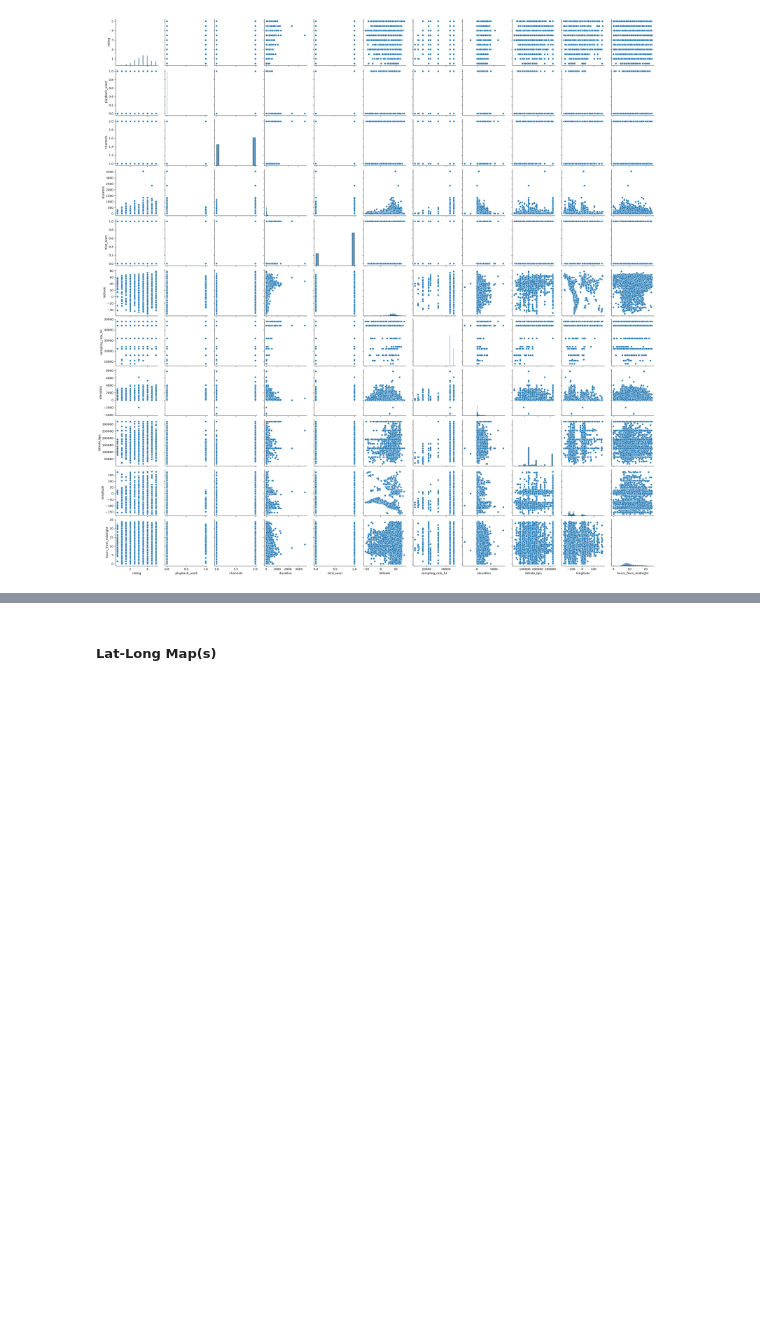
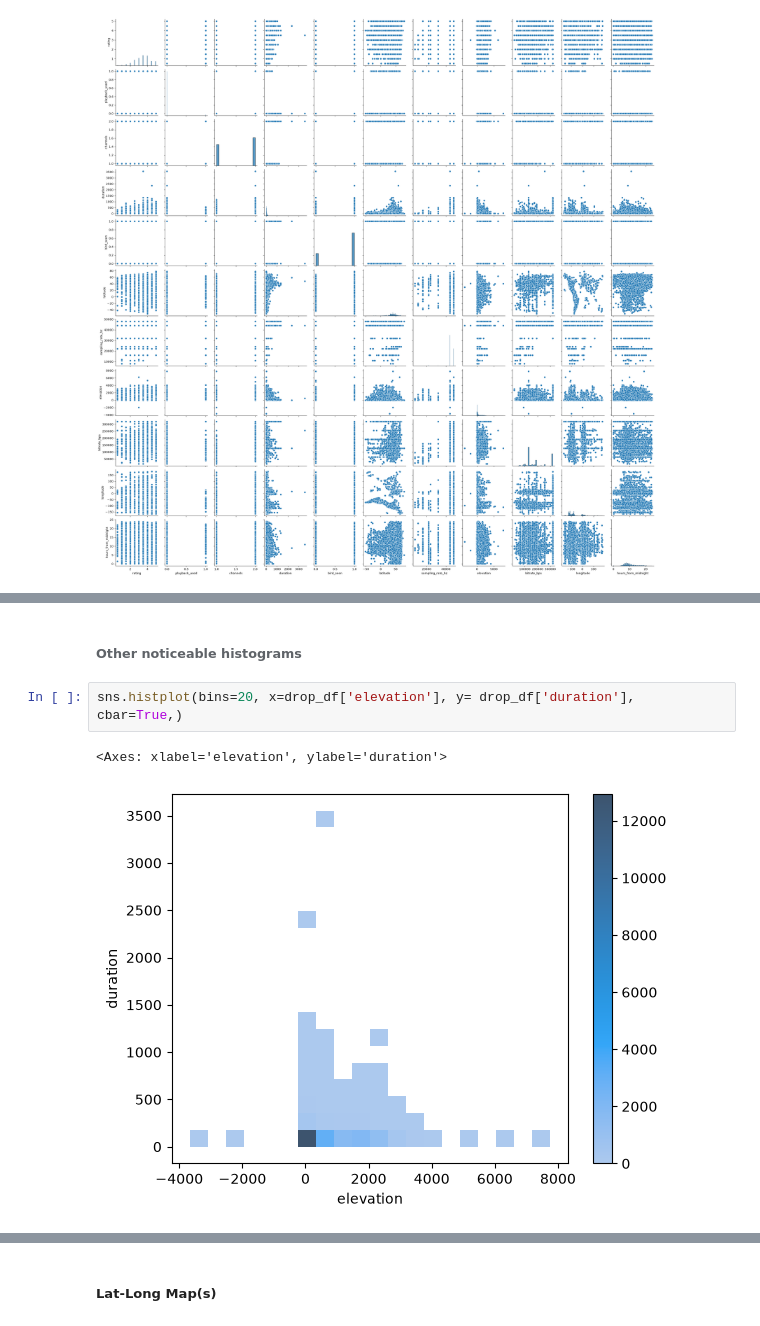
Before and after one commit to Jhe56/Ai-vian, a Jupyter notebook: Update_2/dataset_analysis.ipynb, the cells around one changed output, grey strips where cells are left out. Drawn from its saved outputs; the diff is of its cells as text; blank space fills up the shorter version.

```diff
--- a/Update_2/dataset_analysis.ipynb
+++ b/Update_2/dataset_analysis.ipynb
@@ -588,0 +631,7 @@ pd.crosstab(drop_df["bird_seen"], drop_df["playback_used"], margins=True)
+# %% [markdown]
+###### Other noticeable histograms
+# %%
+sns.histplot(bins=20, x=drop_df['elevation'], y= drop_df['duration'], cbar=True,)
+# %% [output]
+<Axes: xlabel='elevation', ylabel='duration'>
+[figure, added]
```
Also changed, not shown: parts of 18 cells of this notebook.
